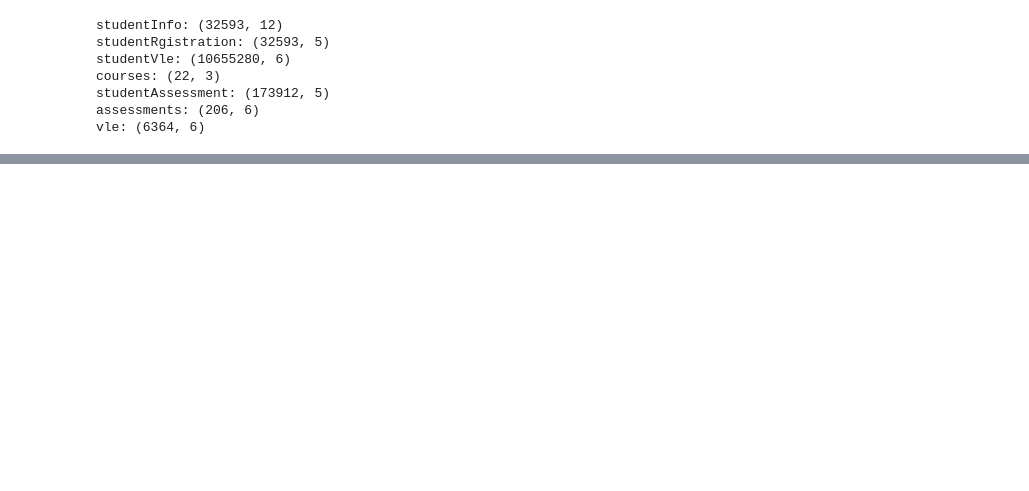
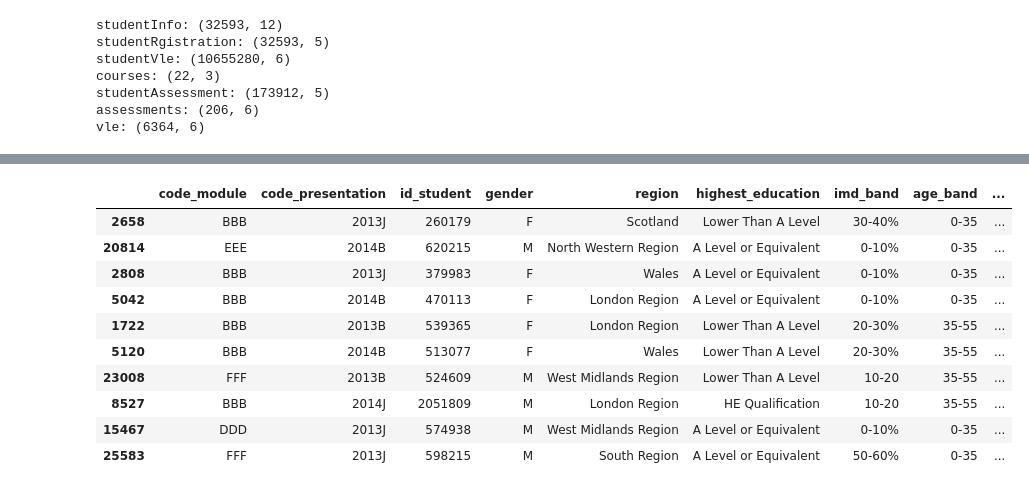
Before and after one commit to mkudim/analytics-learning-notes, a Jupyter notebook: 04_projects/project_03_edtech_oulad/EDA/eda_analysis.ipynb, the cells around one changed output, grey strips where cells are left out. Drawn from its saved outputs; the diff is of its cells as text; code cells hidden in the pictures; blank space fills up the shorter version.

```diff
--- a/04_projects/project_03_edtech_oulad/EDA/eda_analysis.ipynb
+++ b/04_projects/project_03_edtech_oulad/EDA/eda_analysis.ipynb
@@ -34,0 +65,14 @@ vle: (6364, 6)
+# %%
+studinfo.sample(10)
+# %% [output]
+|  | code_module | code_presentation | id_student | gender | region | highest_education | imd_band | age_band | ... |
+| 2658 | BBB | 2013J | 260179 | F | Scotland | Lower Than A Level | 30-40% | 0-35 | ... |
+| 20814 | EEE | 2014B | 620215 | M | North Western Region | A Level or Equivalent | 0-10% | 0-35 | ... |
+| 2808 | BBB | 2013J | 379983 | F | Wales | A Level or Equivalent | 0-10% | 0-35 | ... |
+| 5042 | BBB | 2014B | 470113 | F | London Region | A Level or Equivalent | 0-10% | 0-35 | ... |
+| 1722 | BBB | 2013B | 539365 | F | London Region | Lower Than A Level | 20-30% | 35-55 | ... |
+| 5120 | BBB | 2014B | 513077 | F | Wales | Lower Than A Level | 20-30% | 35-55 | ... |
+| 23008 | FFF | 2013B | 524609 | M | West Midlands Region | Lower Than A Level | 10-20 | 35-55 | ... |
+| 8527 | BBB | 2014J | 2051809 | M | London Region | HE Qualification | 10-20 | 35-55 | ... |
+| 15467 | DDD | 2013J | 574938 | M | West Midlands Region | A Level or Equivalent | 0-10% | 0-35 | ... |
+| 25583 | FFF | 2013J | 598215 | M | South Region | A Level or Equivalent | 50-60% | 0-35 | ... |
```
Also changed, not shown: parts of 44 cells of this notebook.
